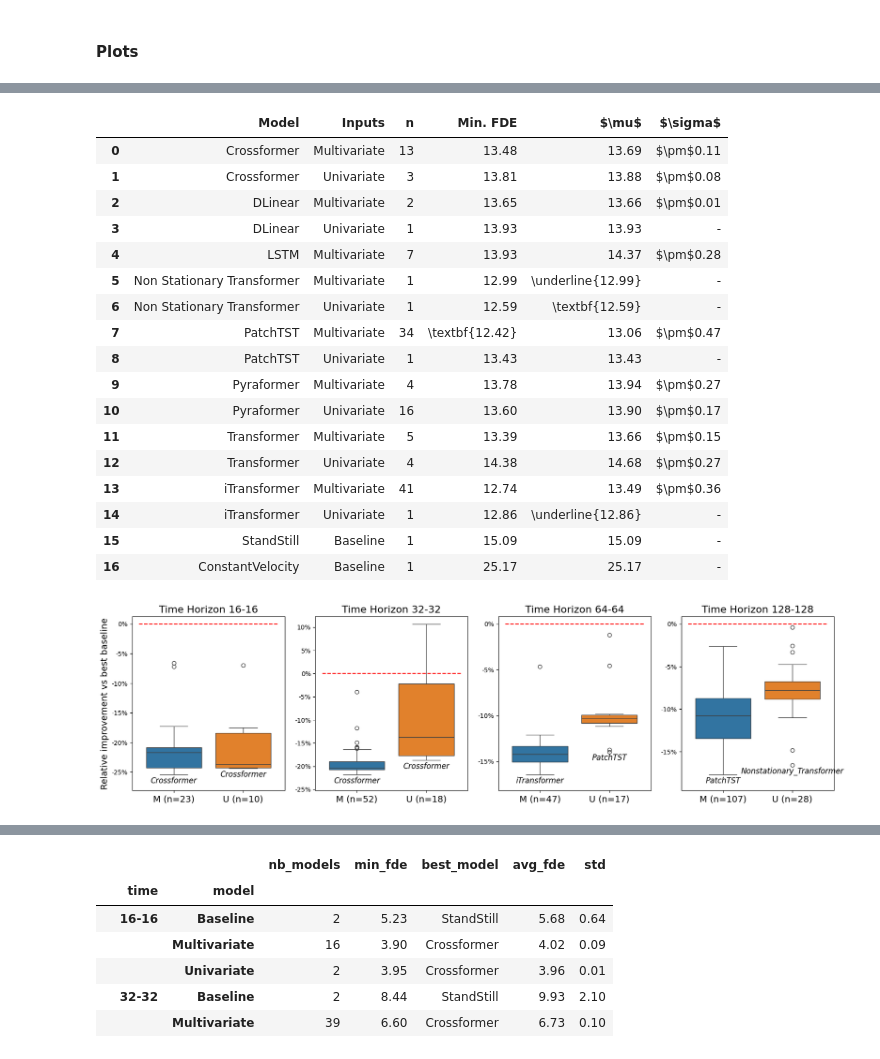
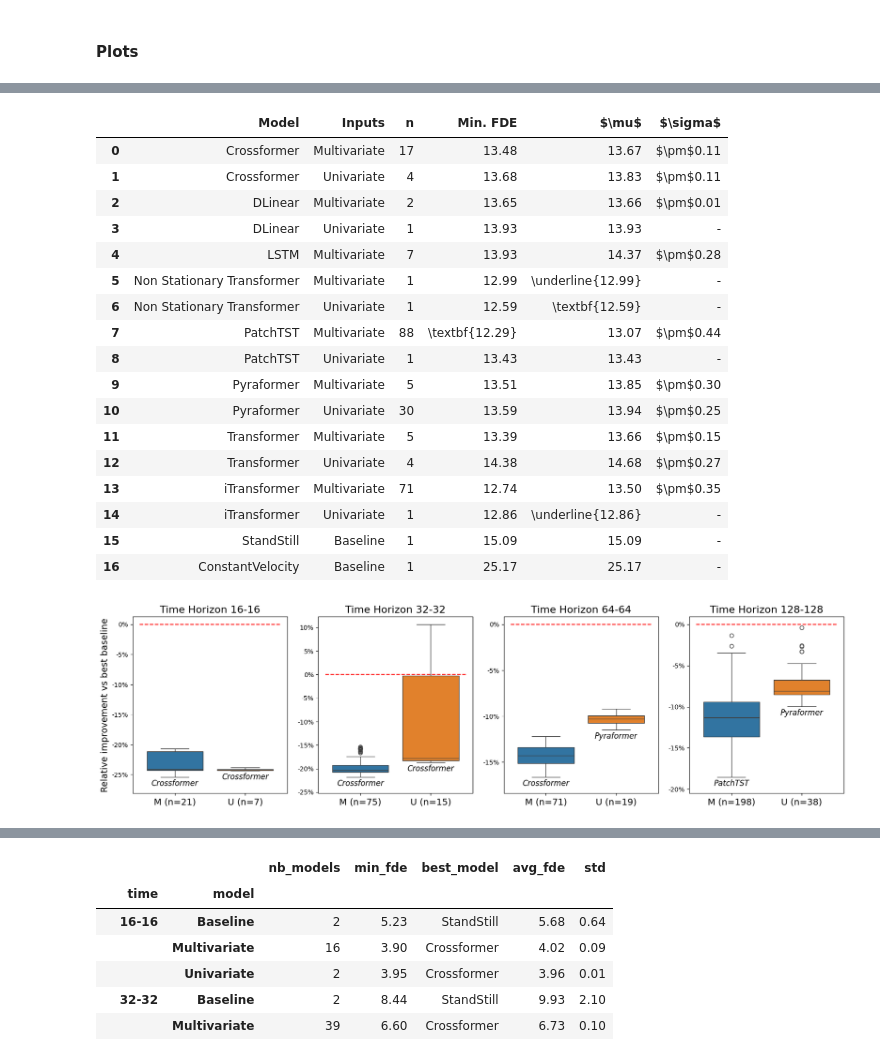
Before and after one commit to arnaud-odet/Time-Series-Library, a Jupyter notebook: results.ipynb, the cells around one changed output, grey strips where cells are left out. Saved outputs shown, nothing was run; the diff lists cells and outputs as text; code cells hidden in the pictures.

Commit message:
new test results

```diff
--- a/results.ipynb
+++ b/results.ipynb
@@ -417,8 +417,8 @@ def boxplot_relative_improvement(testing_logs, save_plot : bool = False):
 # %% [markdown]
 #### Loading
 # %%
-training_logs, pruning_logs, testing_logs = read_logs(pr_ids=list(range(1,17)))
-# training_logs, pruning_logs, testing_logs = read_logs()
+# training_logs, pruning_logs, testing_logs = read_logs(pr_ids=list(range(1,17)))
+training_logs, pruning_logs, testing_logs = read_logs()
 
 test_results = process_test_logs(testing_logs)
 best_exps = find_top_k_exps(pruning_logs=pruning_logs)
@@ -667,29 +730,29 @@ for th in [16,32,64,128]:
     latex_df['std'] = [latex_df.loc[i,'std'] if latex_df.loc[i,'n']>1 else '-' for i in latex_df.index]
     latex_df.rename(columns = {'min':'Min. FDE','mean':'$\mu$','std':'$\sigma$'}, inplace=True)
     latex_df = latex_df[latex_df['n']>0]
-    latex_df.to_latex(ARTICLE_PATH / f"testing_{th}.tex", escape= False, column_format='llrrrr', index = False)
+    # latex_df.to_latex(ARTICLE_PATH / f"testing_{th}.tex", escape= False, column_format='llrrrr', index = False)
 latex_df
 # %% [output]
 |  | Model | Inputs | n | Min. FDE | $\mu$ | $\sigma$ |
-| 0 | Crossformer | Multivariate | 13 | 13.48 | 13.69 | $\pm$0.11 |
-| 1 | Crossformer | Univariate | 3 | 13.81 | 13.88 | $\pm$0.08 |
+| 0 | Crossformer | Multivariate | 17 | 13.48 | 13.67 | $\pm$0.11 |
+| 1 | Crossformer | Univariate | 4 | 13.68 | 13.83 | $\pm$0.11 |
 | 2 | DLinear | Multivariate | 2 | 13.65 | 13.66 | $\pm$0.01 |
 | 3 | DLinear | Univariate | 1 | 13.93 | 13.93 | - |
 | 4 | LSTM | Multivariate | 7 | 13.93 | 14.37 | $\pm$0.28 |
 | 5 | Non Stationary Transformer | Multivariate | 1 | 12.99 | \underline{12.99} | - |
 | 6 | Non Stationary Transformer | Univariate | 1 | 12.59 | \textbf{12.59} | - |
-| 7 | PatchTST | Multivariate | 34 | \textbf{12.42} | 13.06 | $\pm$0.47 |
+| 7 | PatchTST | Multivariate | 88 | \textbf{12.29} | 13.07 | $\pm$0.44 |
 | 8 | PatchTST | Univariate | 1 | 13.43 | 13.43 | - |
-| 9 | Pyraformer | Multivariate | 4 | 13.78 | 13.94 | $\pm$0.27 |
-| 10 | Pyraformer | Univariate | 16 | 13.60 | 13.90 | $\pm$0.17 |
+| 9 | Pyraformer | Multivariate | 5 | 13.51 | 13.85 | $\pm$0.30 |
+| 10 | Pyraformer | Univariate | 30 | 13.59 | 13.94 | $\pm$0.25 |
 | 11 | Transformer | Multivariate | 5 | 13.39 | 13.66 | $\pm$0.15 |
 | 12 | Transformer | Univariate | 4 | 14.38 | 14.68 | $\pm$0.27 |
-| 13 | iTransformer | Multivariate | 41 | 12.74 | 13.49 | $\pm$0.36 |
+| 13 | iTransformer | Multivariate | 71 | 12.74 | 13.50 | $\pm$0.35 |
 | 14 | iTransformer | Univariate | 1 | 12.86 | \underline{12.86} | - |
 | 15 | StandStill | Baseline | 1 | 15.09 | 15.09 | - |
 | 16 | ConstantVelocity | Baseline | 1 | 25.17 | 25.17 | - |
 # %%
 
-boxplot_relative_improvement(testing_logs=re_test_df, save_plot=True)
+boxplot_relative_improvement(testing_logs=re_test_df, save_plot=False)
 # %% [output]
-[figure, old version]
+[figure, new version]
```
Also changed, not shown: parts of 24 cells of this notebook, 1 other file.
